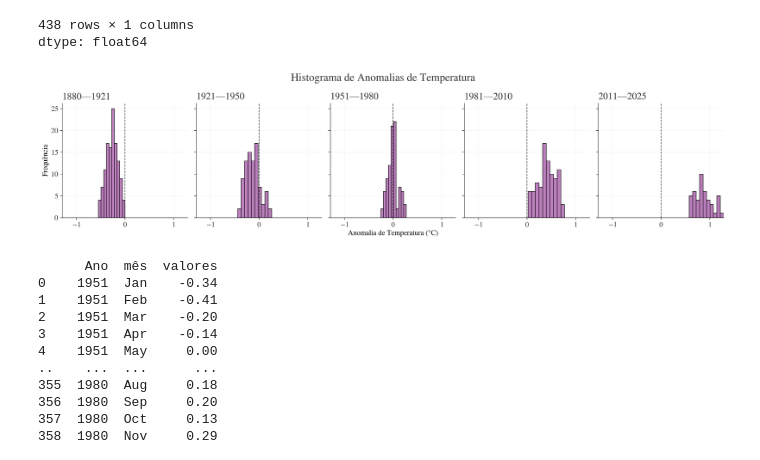
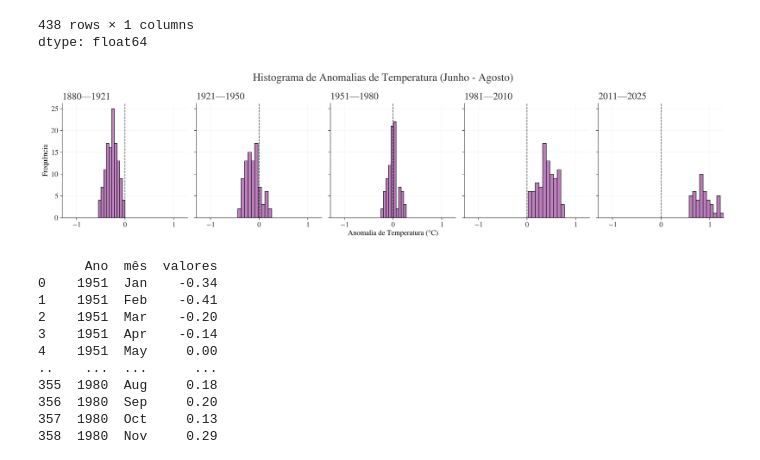
Before and after one commit to Guguinha383/analise-anomalia_temp-co2, a Jupyter notebook: anomalia_temp_global.ipynb, the cells around one changed output. Drawn from its saved outputs; the diff is of its cells as text; code cells hidden in the pictures.

```diff
--- a/anomalia_temp_global.ipynb
+++ b/anomalia_temp_global.ipynb
@@ -154,3 +147,19 @@ plt.xticks(rotation=90)
 plt.show()
 # %% [output]
 [figure]
+# %%
+meses = ['Jan', 'Feb', 'Mar', 'Apr', 'May', 'Jun', 'Jul', 'Aug', 'Sep', 'Oct', 'Nov', 'Dec']
+dados_heatmap = df.loc[1880:, meses].T
+
+fig, ax = plt.subplots(figsize=(16, 6))
+sns.heatmap(dados_heatmap, cmap='RdYlBu_r', center=0,
+            cbar_kws={'label': 'Anomalia (°C)'},
+            linewidths=0.5, ax=ax)
+
+ax.set_title('Heatmap de Anomalias Mensais (1880-2025)',
+             fontsize=16, fontweight='bold', loc ='center')
+ax.set_xlabel('Ano', fontsize=11, fontweight='bold')
+ax.set_ylabel('Mês', fontsize=11, fontweight='bold')
+
+plt.tight_layout()
+plt.show()
@@ -183,8 +194,8 @@ periodo
 1981—2010  0.423     0.40          0.180    0.12    0.73
 2011—2025  0.916     0.90          0.198    0.61    1.28
 # %%
-jja = ["Jun", "Jul", "Aug"]
-df[jja].stack()
+JJA = ["Jun", "Jul", "Aug"]
+df[JJA].stack()
 # %% [output]
 |  |  | 0 |
 | Ano |  |  |
@@ -204,28 +215,28 @@ dtype: float64
 # %%
 fig, axes = plt.subplots(ncols=5, figsize=(16, 4), sharex=True, sharey=True)
 
-max_abs = max(abs(df[jja].min().min()), abs(df[jja].max().max()))
+max_abs = max(abs(df[JJA].min().min()), abs(df[JJA].max().max()))
 
 for ax, periodo in zip(axes, df["periodo"].dropna().unique()):
-    df.loc[df["periodo"] == periodo, jja].stack().hist(
+    df.loc[df["periodo"] == periodo, JJA].stack().hist(
         ax=ax,
         edgecolor = 'black',
         linewidth = 0.8
         )
     ax.axvline(0, color='black', linestyle='--', linewidth=1, alpha=0.7)
 
     ax.set_title(periodo)
     ax.grid(True, alpha=0.5, linewidth=0.5)
     ax.set_xlim(-max_abs, max_abs)
 
 
-plt.suptitle("Histograma de Anomalias de Temperatura")
+plt.suptitle("Histograma de Anomalias de Temperatura (Junho - Agosto)")
 axes[2].set_xlabel('Anomalia de Temperatura (°C)', fontsize=12)
 axes[0].set_ylabel('Frequência', fontsize=12)
 
 plt.tight_layout();
 # %% [output]
-[figure, old version]
+[figure, new version]
 # %%
 temp_meses = df.loc[(df.index >= 1951) & (df.index <= 1980), "Jan":"Dec"]
 
```
Also changed, not shown: parts of 35 cells of this notebook.
